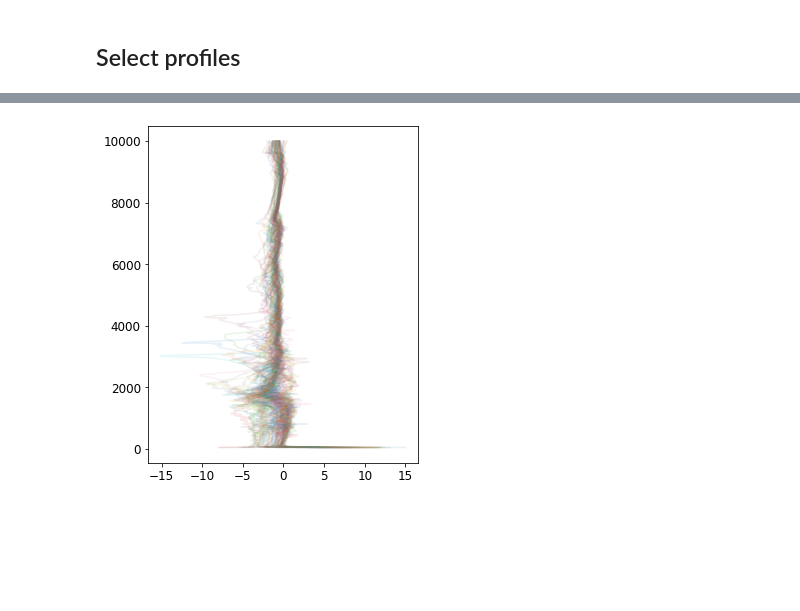
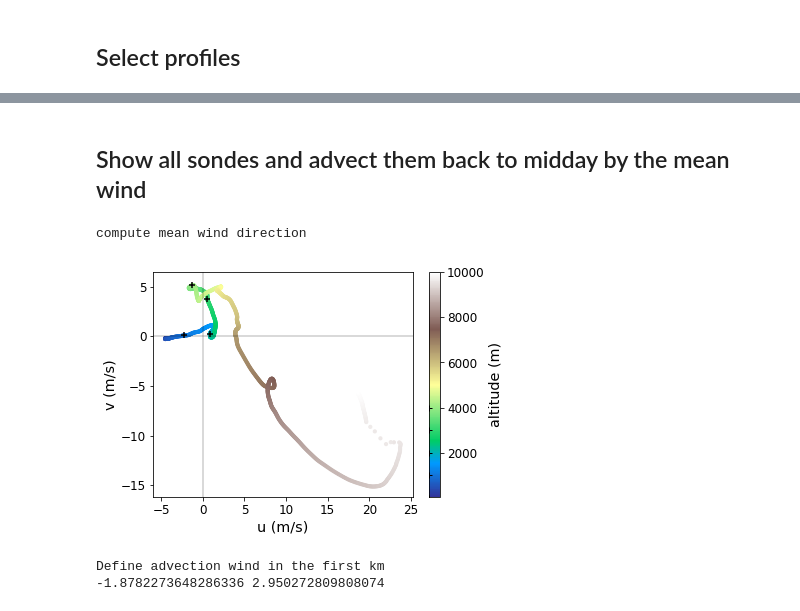
Before and after one commit to bfildier/EUREC4A_organization, a Jupyter notebook: scripts/exploreRadiativeCoolingPeak.ipynb, the cells around one changed output, grey strips where cells are left out. Cells and saved outputs as stored; diff of their text form; code cells hidden in the pictures; blank space fills up the shorter version.

```diff
--- a/scripts/exploreRadiativeCoolingPeak.ipynb
+++ b/scripts/exploreRadiativeCoolingPeak.ipynb
@@ -157,3 +224,20 @@ Text(0, 0.5, 'Latitude')
+# %%
+def getMaskXYT(data_day,time_current,lon_box,lat_box,time_mode=None):
+
+    times = np.array([pytz.utc.localize(dt.strptime(str(d)[:19],'%Y-%m-%dT%H:%M:%S')) for d in data_day.launch_time.values])
+
+    if time_mode == 'hour':
+        mask_hour = np.logical_and(times > time_current, times <= time_current+timedelta(hours=1))
+    else:
+        mask_hour = np.ones((times.size),dtype=bool)
+
+    mask_lat = np.logical_and(np.nanmean(data_day.latitude.values,axis=1) > lat_box[0],
+                              np.nanmean(data_day.latitude.values,axis=1) < lat_box[1])
+    mask_lon = np.logical_and(np.nanmean(data_day.longitude.values,axis=1) > lon_box[0],
+                              np.nanmean(data_day.longitude.values,axis=1) < lon_box[1])
+    mask = np.logical_and(np.logical_and(mask_lat,mask_lon), mask_hour)
+
+    return mask
 # %%
 print("display for all hours on that day")
 
@@ -230,6 +317,44 @@ for i_h in range(24):
-# %%
-fig, ax = plt.subplots(figsize=(5,6))
-for i_lt in range(data_day.dims['launch_time']):
-    ax.plot(data_day.q_rad[i_lt],data_day.zlay,alpha=0.1)
-# %% [output]
-[figure, removed]
+# %% [markdown]
+## Show all sondes and advect them back to midday by the mean wind
+# %%
+print("compute mean wind direction")
+
+u_mean = data_day.u_wind.mean(axis=0).values
+v_mean = data_day.v_wind.mean(axis=0).values
+z = data_day.alt.values
+
+# show hodograph
+fig,ax = plt.subplots()
+ax.axhline(0,c='k',alpha=0.2)
+ax.axvline(0,c='k',alpha=0.2)
+# h = ax.scatter(u_mean,v_mean,c=plt.cm.terrain(z/z.max()),cmap=plt.cm.terrain)
+h = ax.scatter(u_mean,v_mean,c=z,cmap=plt.cm.terrain,s=10)
+cb = fig.colorbar(h,ax=ax)
+
+ax.set_xlabel('u (m/s)')
+ax.set_ylabel('v (m/s)')
+cb.set_label('altitude (m)')
+
+#- Mark points at 1,2,3,4km
+for z_ref in (0,1000,2000,3000,4000):
+    i_z = np.where(z > z_ref)[0][0]
+
+    # add to main plot
+    ax.scatter(u_mean[i_z],v_mean[i_z],c='k',marker='+')
+    # add to colorbar
+    cb.ax.plot(0.7,z_ref,marker='+',c='k')
+
+plt.savefig(os.path.join(figdir,'mean_hodograph_%s.pdf'%date.strftime("%Y%m%d")),bbox_inches='tight')
+# %% [output]
+compute mean wind direction
+[figure, added]
+# %%
+print("Define advection wind in the first km")
+
+u_adv = np.nanmean(u_mean[z<2000])
+v_adv = np.nanmean(v_mean[np.logical_and(z<4000,z>2000)])
+
+print(u_adv,v_adv)
+# %% [output]
+Define advection wind in the first km
+-1.8782273648286336 2.950272809808074
```
Also changed, not shown: parts of 48 cells of this notebook, 59 other files.
